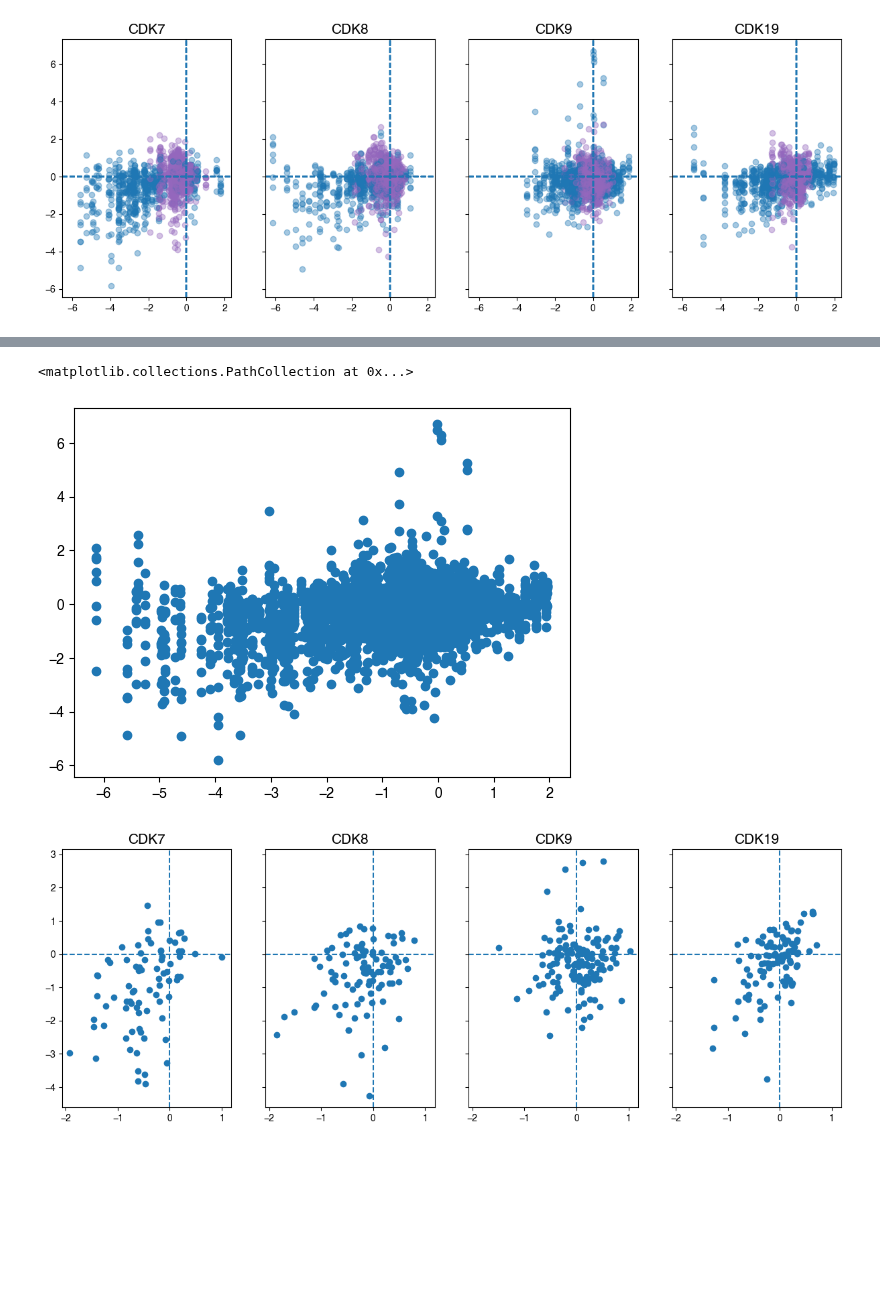
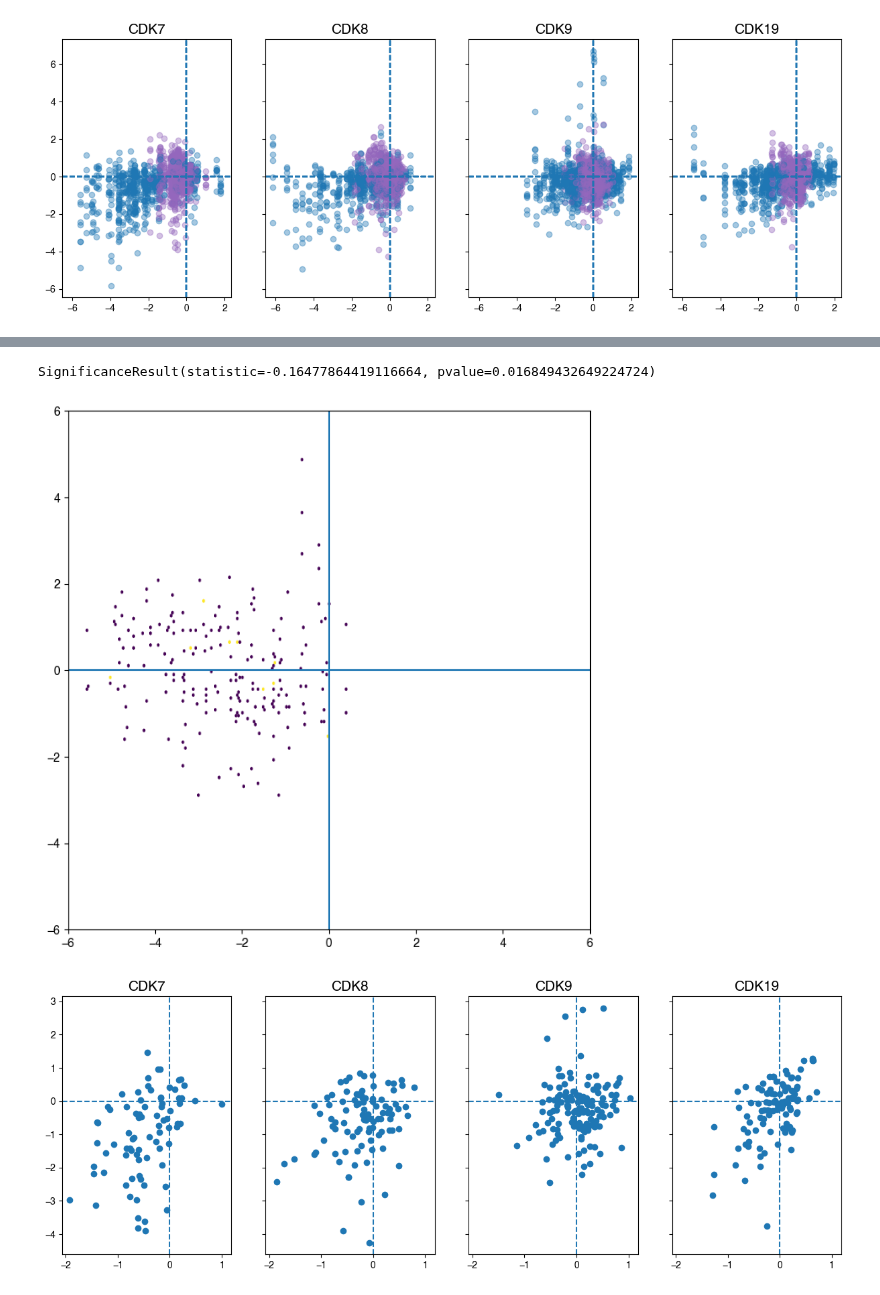
Before and after one commit to samgould2/CDK-BE-mutagenesis, a Jupyter notebook: notebooks/09_analysis_and_viz/KLIFS_fingerprints.ipynb, the cells around one changed output, grey strips where cells are left out. Saved outputs shown, nothing was run; the diff lists cells and outputs as text; code cells hidden in the pictures; blank space fills up the shorter version.

Commit message:
T0-plasmid analysis and dbNSFP

```diff
--- a/notebooks/09_analysis_and_viz/KLIFS_fingerprints.ipynb
+++ b/notebooks/09_analysis_and_viz/KLIFS_fingerprints.ipynb
@@ -1110,6 +1424,9 @@ CBE_s2_plasmid = pd.read_csv('../../screening_data/03_LFC_FDR_tables/barcode_cou
 
 ABE_s1 = pd.read_csv('../../screening_data/03_LFC_FDR_tables/barcode_counts/DMSO_base/ABE_subpool1_barcode_DMSO_base.csv')
 CBE_s1 = pd.read_csv('../../screening_data/03_LFC_FDR_tables/barcode_counts/DMSO_base/CBE_subpool1_barcode_DMSO_base.csv')
+
+ABE_s2 = pd.read_csv('../../screening_data/03_LFC_FDR_tables/barcode_counts/DMSO_base/CDK12_13_ABE_barcode_DMSO_base.csv')
+CBE_s2 = pd.read_csv('../../screening_data/03_LFC_FDR_tables/barcode_counts/DMSO_base/CDK12_13_CBE_barcode_DMSO_base.csv')
 # %%
 
 fig, ax = plt.subplots(1,4,figsize=(15,5), sharex=True, sharey=True)
@@ -1178,14 +1495,13 @@ for condition in conditions:
 [figure]
 # %%
 
-fig, ax = plt.subplots(1,4,figsize=(15,5), sharex=True, sharey=True)
+fig, ax = plt.subplots(1,2,figsize=(15,5), sharex=True, sharey=True)
 
 
+#genes = ['CDK12', 'CDK13']
 genes = ['CDK12', 'CDK13']
 
-condition = 'KI-CDK9d-32N_5000nM'
-
-conditions = ['Senexin B_15000nM', 'Senexin B_2000nM', 'KI-CDK9d-32_100nM', 'KI-CDK9d-32_1000nM', 'KI-CDK9d-32N_1250nM', 'KI-CDK9d-32N_5000nM', 'SEL120_4000nM', 'KB-0742_1500nM']
+conditions = ['HQ461', 'BSJ-4-116', 'CDK12-IN-2']
 
 p = []
 c = []
@@ -1196,22 +1512,22 @@ gg = []
 for condition in conditions:
 
     for i, val in enumerate(genes):
-        aa = CBE_rg_dict1[val]
+        aa = CBE_rg_dict2[val]
         flat_list = [x for xs in aa for x in xs]
         np.unique(flat_list)
 
-        plas = CBE_s1_plasmid[CBE_s1_plasmid['gRNA_id'].isin(np.unique(flat_list))]
-        cond = CBE_s1[CBE_s1['gRNA_id'].isin(np.unique(flat_list))]
+        plas = CBE_s2_plasmid[CBE_s2_plasmid['gRNA_id'].isin(np.unique(flat_list))]
+        cond = CBE_s2[CBE_s2['gRNA_id'].isin(np.unique(flat_list))]
         assert list(plas['gRNA_id'])==list(cond['gRNA_id'])
 
-        ax[i].scatter(plas['LFC_median_T0'], cond[f'LFC_median_{condition}'], c='tab:blue', alpha=.4)
+        ax[i].scatter(plas['LFC_median_CBE_T0'], cond[f'LFC_median_CBE_{condition}'], c='tab:blue', alpha=.4)
         ax[i].set_title(val, fontsize=15)
         ax[i].axvline(0, linestyle='dashed')
         ax[i].axhline(0, linestyle='dashed')
 
-        for j in plas['LFC_median_T0']:
+        for j in plas['LFC_median_CBE_T0']:
             p.append(j)
-        for j in cond[f'LFC_median_{condition}']:
+        for j in cond[f'LFC_median_CBE_{condition}']:
             c.append(j)
             cond1.append(condition)
             e.append('CBE')
@@ -1220,22 +1536,22 @@ for condition in conditions:
 
 
     for i, val in enumerate(genes):
-        aa = ABE_rg_dict1[val]
+        aa = ABE_rg_dict2[val]
         flat_list = [x for xs in aa for x in xs]
         np.unique(flat_list)
 
-        plas = ABE_s1_plasmid[ABE_s1_plasmid['gRNA_id'].isin(np.unique(flat_list))]
-        cond = ABE_s1[ABE_s1['gRNA_id'].isin(np.unique(flat_list))]
+        plas = ABE_s2_plasmid[ABE_s2_plasmid['gRNA_id'].isin(np.unique(flat_list))]
+        cond = ABE_s2[ABE_s2['gRNA_id'].isin(np.unique(flat_list))]
         assert list(plas['gRNA_id'])==list(cond['gRNA_id'])
 
-        ax[i].scatter(plas['LFC_median_T0'], cond[f'LFC_median_{condition}'],c='tab:purple', alpha=.4)
+        ax[i].scatter(plas['LFC_median_ABE_T0'], cond[f'LFC_median_ABE_{condition}'],c='tab:purple', alpha=.4)
         ax[i].set_title(val, fontsize=15)
         ax[i].axvline(0, linestyle='dashed')
         ax[i].axhline(0, linestyle='dashed')
 
-        for j in plas['LFC_median_T0']:
+        for j in plas['LFC_median_ABE_T0']:
             p.append(j)
-        for j in cond[f'LFC_median_{condition}']:
+        for j in cond[f'LFC_median_ABE_{condition}']:
             c.append(j)
             cond1.append(condition)
             e.append('ABE')
@@ -1243,13 +1561,20 @@ for condition in conditions:
 # %%
 aa = pd.DataFrame(dict(zip(['Gene', 'Editor', 'Condition', 'T0_plasmid', 'Condition_LFC'], [gg, e, cond1, p, c])))
 
-
+aa = aa[(aa['Editor']=='ABE') & (aa['Gene']=='CDK13')]
 scipy.stats.pearsonr(aa['T0_plasmid'], aa['Condition_LFC'])
 
-plt.scatter(aa['T0_plasmid'], aa['Condition_LFC'])
+fig, ax =plt.subplots(figsize=(8,8))
+plt.hexbin(aa['T0_plasmid'], aa['Condition_LFC'], bins='log', linewidths=0)
+ax.set_xlim(-6,6)
+ax.set_ylim(-6,6)
+ax.axvline(0)
+ax.axhline(0)
+
+scipy.stats.spearmanr(aa['T0_plasmid'], aa['Condition_LFC'])
 # %% [output]
-<matplotlib.collections.PathCollection at 0x...>
+SignificanceResult(statistic=-0.16477864419116664, pvalue=0.016849432649224724)
-[figure, old version]
+[figure, new version]
 # %%
 
 fig, ax = plt.subplots(1,4,figsize=(15,5), sharex=True, sharey=True)
```
Also changed, not shown: parts of 23 cells of this notebook, 32 other files.
